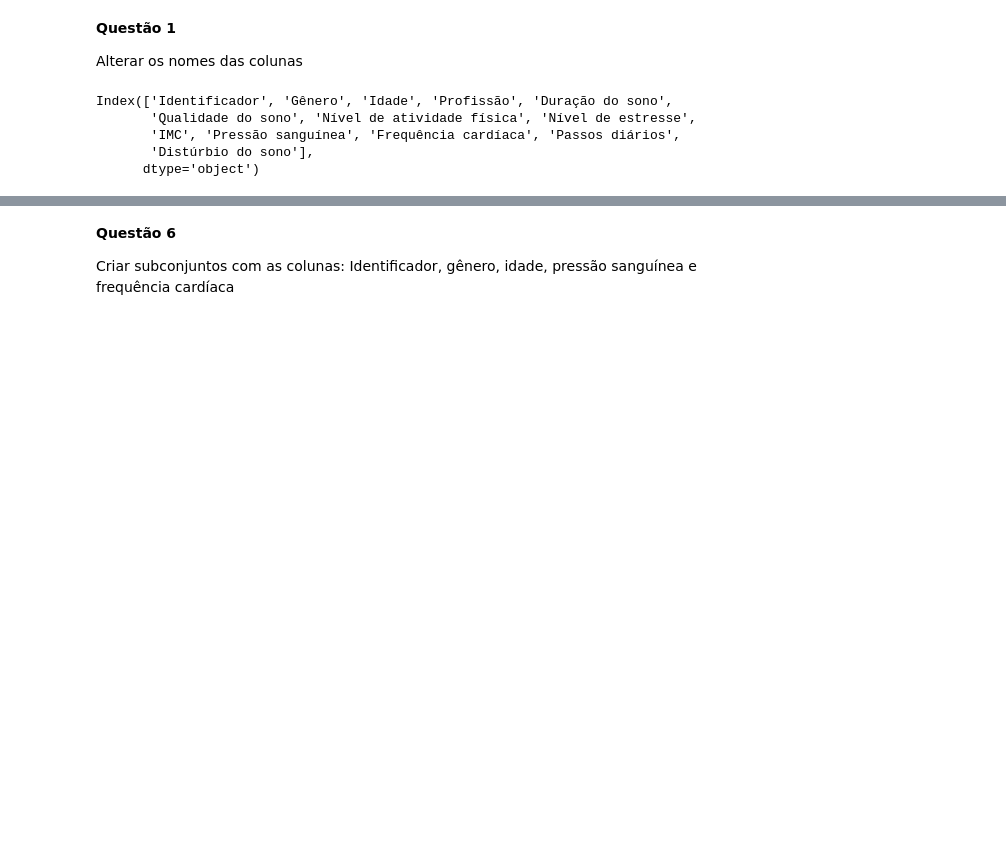
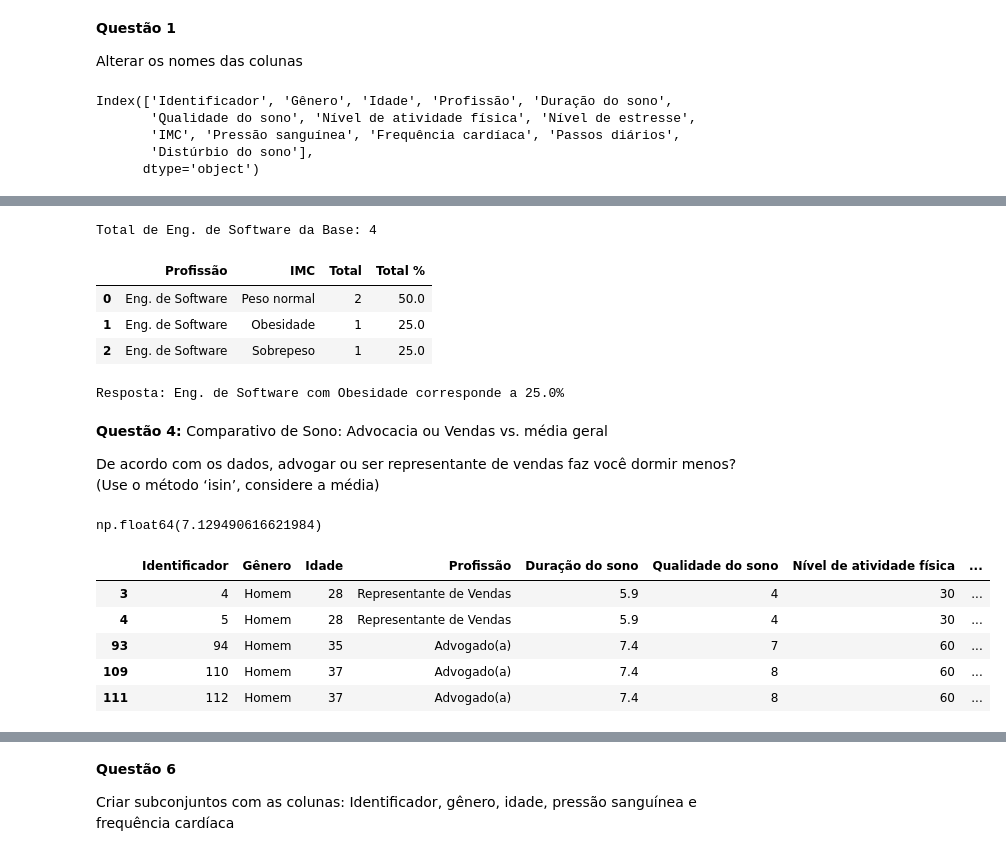
Before and after one commit to karoll-kf/Nina-da-Hora---Python-para-Dados-Bootcamp-Data-Analytics-2026.1, a Jupyter notebook: Colab.py.ipynb, the cells around one changed output, grey strips where cells are left out. Saved outputs shown, nothing was run; the diff lists cells and outputs as text; code cells hidden in the pictures; blank space fills up the shorter version.

Commit message:
feat(questao-3): calculo de obesidade eng. software

```diff
--- a/Colab.py.ipynb
+++ b/Colab.py.ipynb
@@ -22,0 +38,69 @@ Index(['Identificador', 'Gênero', 'Idade', 'Profissão', 'Duração do sono',
+# %%
+# Faz a contagem de profissionais de cada categoria de imc
+cont_imc_eng = df_eng_software.groupby('Profissão')['IMC'].value_counts()
+
+# Calcula e imprime o total de profissionais
+total_imc_eng = cont_imc_eng.sum()
+
+profissao_eng = df_eng_software['Profissão'].values[0]
+print(f"Total de {profissao_eng} da Base: {total_imc_eng}")
+# %% [output]
+Total de Eng. de Software da Base: 4
+# %%
+# Constroi a tabela resumo
+# precisa usar reset para transformar em df
+df_imc_eng = cont_imc_eng.reset_index(name='Total')
+df_imc_eng['Total %'] = df_imc_eng['Total'] * 100 / total_imc_eng # calcula %
+df_imc_eng
+# %% [output]
+|  | Profissão | IMC | Total | Total % |
+| 0 | Eng. de Software | Peso normal | 2 | 50.0 |
+| 1 | Eng. de Software | Obesidade | 1 | 25.0 |
+| 2 | Eng. de Software | Sobrepeso | 1 | 25.0 |
+# %%
+# A partir daqui, e adicional, porque o que ja foi feito antes responde
+
+# Funcao que retorna o total da categoria de IMC
+def retorna_imc(grupo, categoria, num_format=False):
+  # checa se a categoria nao existe nos valores de IMC
+  if categoria not in grupo['IMC'].values:
+    return categoria, 0 # se nao existe, o valor e zero
+
+  # Atribui padrao para pegar o valor com porcentagem na coluna de total
+  nome_coluna = 'Total %'
+
+  if num_format: # Se formato existir
+    nome_coluna = 'Total' # Pega valor numerico na coluna de total
+
+  # Retorna categoria e seu total no padrao perc/num
+  return categoria, grupo.loc[grupo['IMC'] == categoria, nome_coluna].values[0]
+
+# Atribui os valores retornados da funcao chamada
+imc_cat_print, obesos_perc_print = retorna_imc(df_imc_eng, 'Obesidade')
+
+# Imprime resposta
+print(f"Resposta: {profissao_eng} com {imc_cat_print} corresponde a {obesos_perc_print:.1f}%")
+# %% [output]
+Resposta: Eng. de Software com Obesidade corresponde a 25.0%
+# %% [markdown]
+**Questão 4:** Comparativo de Sono: Advocacia ou Vendas vs. média geral
+
+De acordo com os dados, advogar ou ser representante de vendas faz você dormir menos? (Use o método ‘isin’, considere a média)
+# %%
+# Retorna a media geral de sono da base
+media_sono = df['Duração do sono'].mean()
+media_sono
+# %% [output]
+np.float64(7.129490616621984)
+# %%
+# Filtra os dados de acordo com as profissoes solicitadas
+filtro_profissao = df['Profissão'].isin(['Advogado(a)', 'Representante de Vendas'])
+df_adv_vendas = df[filtro_profissao]
+df_adv_vendas.head()
+# %% [output]
+|  | Identificador | Gênero | Idade | Profissão | Duração do sono | Qualidade do sono | Nível de atividade física | ... |
+| 3 | 4 | Homem | 28 | Representante de Vendas | 5.9 | 4 | 30 | ... |
+| 4 | 5 | Homem | 28 | Representante de Vendas | 5.9 | 4 | 30 | ... |
+| 93 | 94 | Homem | 35 | Advogado(a) | 7.4 | 7 | 60 | ... |
+| 109 | 110 | Homem | 37 | Advogado(a) | 7.4 | 8 | 60 | ... |
+| 111 | 112 | Homem | 37 | Advogado(a) | 7.4 | 8 | 60 | ... |
```
Also changed, not shown: parts of 5 cells of this notebook.
